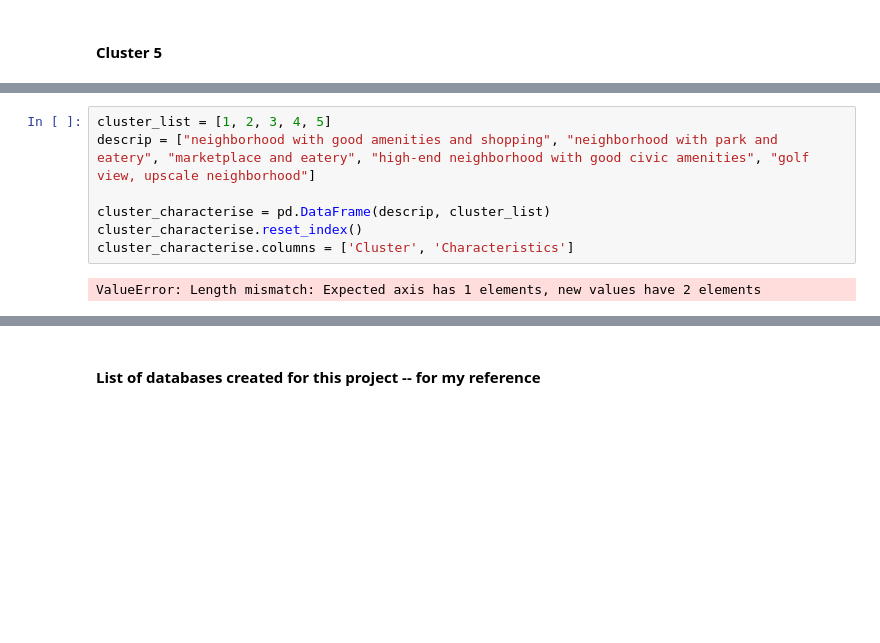
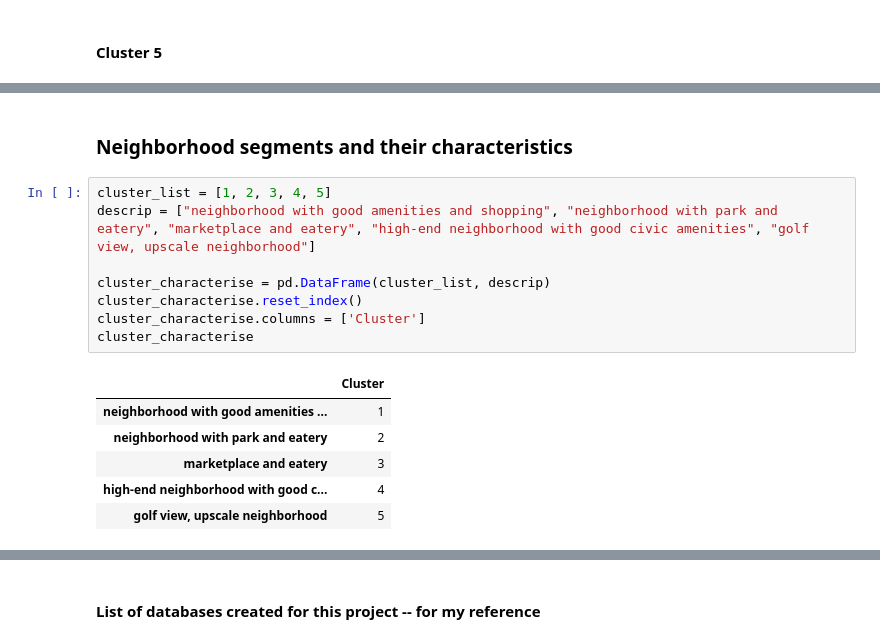
Before and after one commit to baransen/coursera-capstone-project, a Jupyter notebook: exploring Toronto neighborhood through ML.ipynb, the cells around one changed output, grey strips where cells are left out. Cells and saved outputs as stored; diff of their text form; blank space fills up the shorter version.

```diff
--- a/exploring Toronto neighborhood through ML.ipynb
+++ b/exploring Toronto neighborhood through ML.ipynb
@@ -683,12 +683,20 @@ cluster_5
 # %% [output]
 |  | Neighborhood | 1st Most Common Venue | 2nd Most Common Venue | 3rd Most Common Venue | 4th Most Common Venue | ... |
 | 94 | West Deane Park, Princess Gardens... | Golf Course | Accessories Store | Moroccan Restaurant | Monument / Landmark | ... |
+# %% [markdown]
+### Neighborhood segments and their characteristics
 # %%
 cluster_list = [1, 2, 3, 4, 5]
 descrip = ["neighborhood with good amenities and shopping", "neighborhood with park and eatery", "marketplace and eatery", "high-end neighborhood with good civic amenities", "golf view, upscale neighborhood"]
 
-cluster_characterise = pd.DataFrame(descrip, cluster_list)
+cluster_characterise = pd.DataFrame(cluster_list, descrip)
 cluster_characterise.reset_index()
-cluster_characterise.columns = ['Cluster', 'Characteristics']
+cluster_characterise.columns = ['Cluster']
+cluster_characterise
 # %% [output]
-ValueError: Length mismatch: Expected axis has 1 elements, new values have 2 elements
+|  | Cluster |
+| neighborhood with good amenities ... | 1 |
+| neighborhood with park and eatery | 2 |
+| marketplace and eatery | 3 |
+| high-end neighborhood with good c... | 4 |
+| golf view, upscale neighborhood | 5 |
```
Also changed, not shown: parts of 9 cells of this notebook.
